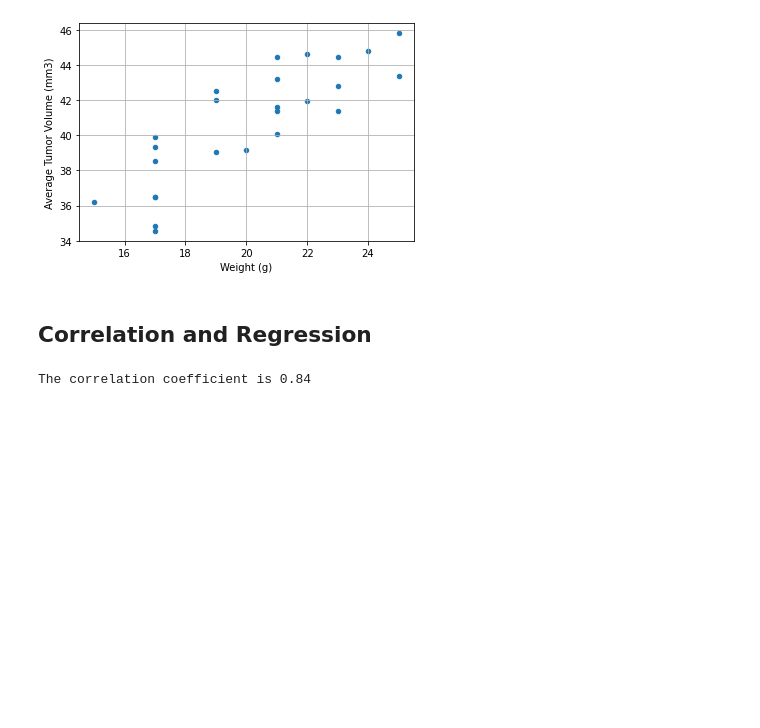
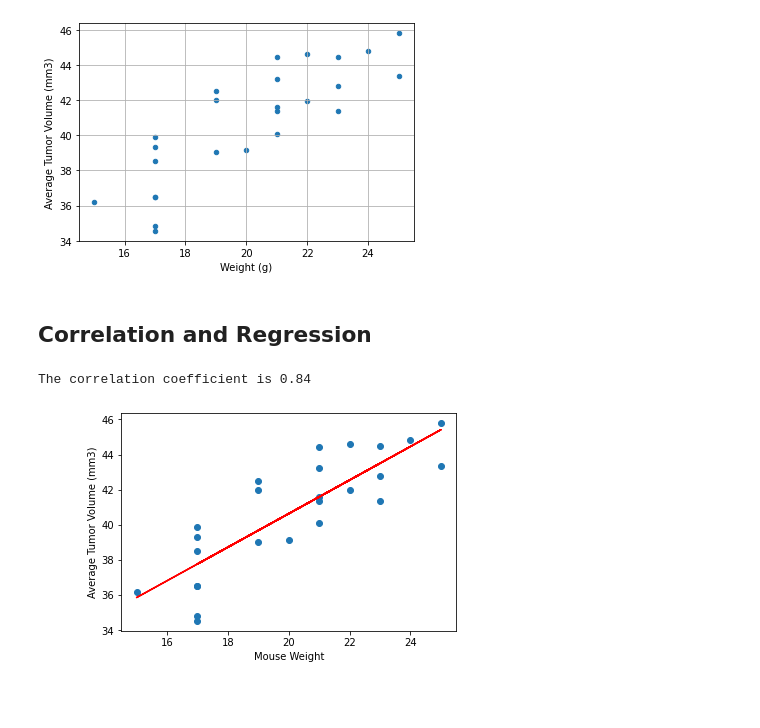
Before and after one commit to samantha8990/Matplotlib-Challenge, a Jupyter notebook: Pymaceuticals_pymaceuticals.ipynb, the cells around one changed output. Drawn from its saved outputs; the diff is of its cells as text; code cells hidden in the pictures; blank space fills up the shorter version.

```diff
--- a/Pymaceuticals_pymaceuticals.ipynb
+++ b/Pymaceuticals_pymaceuticals.ipynb
@@ -358,0 +357,18 @@ x_value=average_vol['Weight (g)']
+# %%
+import matplotlib.pyplot as plt
+from scipy import stats
+
+
+x_value=average_vol['Weight (g)']
+y_value=average_vol['Average Tumor Volume (mm3)']
+(slope,intercept, rvalue, pvalue, stderr)=stats.linregress(x_value, y_value)
+regress_values=x_value*slope+intercept
+line_eq="y="+str(round(slope,2))+"x +" + str(round(intercept,2))
+plt.scatter(x_value, y_value)
+plt.plot(x_value,regress_values,"r-")
+plt.annotate(line_eq,(12,30), fontsize=15, color="red")
+plt.xlabel("Mouse Weight")
+plt.ylabel("Average Tumor Volume (mm3)")
+plt.show()
+# %% [output]
+[figure, added]
```
Also changed, not shown: parts of 1 cell of this notebook.
